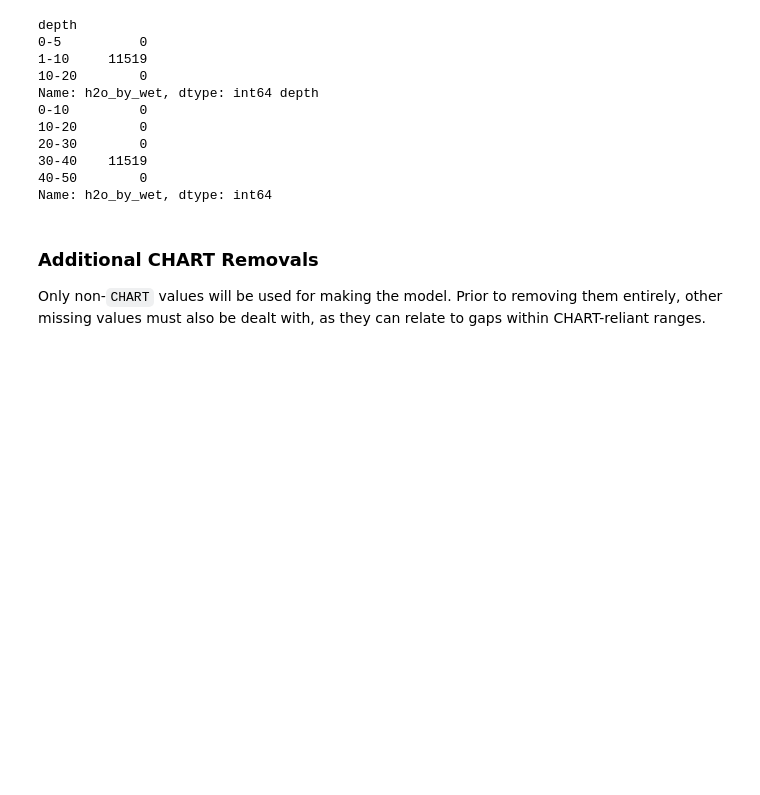
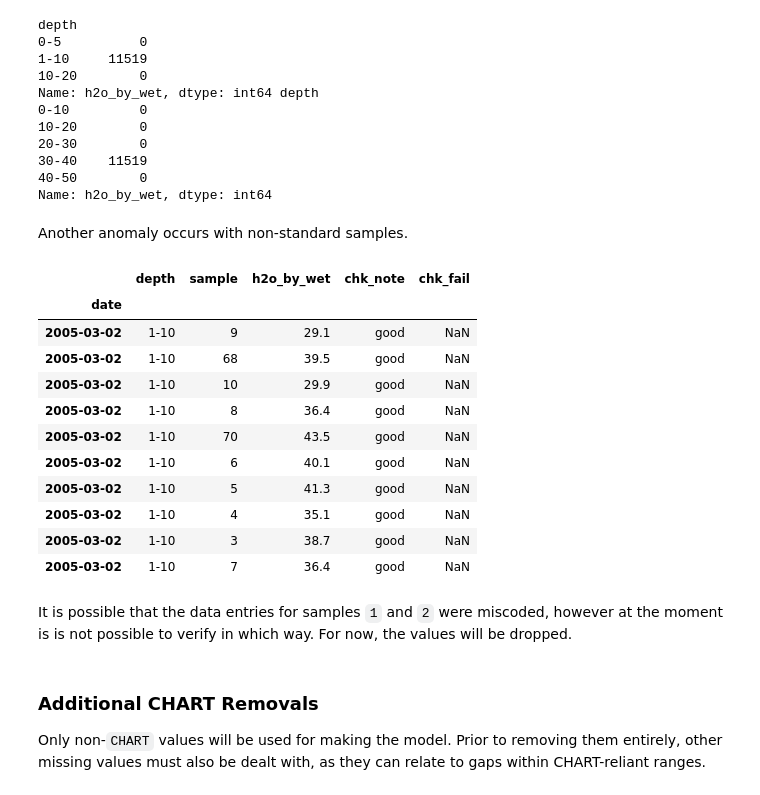
Before and after one commit to gmcginnis/info-698-capstone, a Jupyter notebook: 01_eda.ipynb, the cells around one changed output. Drawn from its saved outputs; the diff is of its cells as text; code cells hidden in the pictures; blank space fills up the shorter version.

```diff
--- a/01_eda.ipynb
+++ b/01_eda.ipynb
@@ -627,3 +627,31 @@ Name: h2o_by_wet, dtype: int64 depth
 30-40    11519
 40-50        0
 Name: h2o_by_wet, dtype: int64
+# %% [markdown]
+Another anomaly occurs with non-standard samples.
+# %%
+# united_soil[(united_soil['sample'] == 68) | (united_soil['sample'] == 70)]
+# united_soil.loc['2005-03-02 00:00:00']
+data_soil_sample_abnorm = data_soil_shallow[~data_soil_shallow['sample'].astype('int').isin(list(range(1, 10+1, 1)))]
+
+# print(data_soil_shallow[~data_soil_shallow['sample'].astype('int').isin(list(range(1, 10+1, 1)))])
+
+data_soil_shallow.loc[data_soil_sample_abnorm.index.unique()]
+# data_soil_shallow
+
+# data_soil_deep[~data_soil_deep['sample'].astype('int').isin(list(range(1, 10+1, 1)))]
+# %% [output]
+|  | depth | sample | h2o_by_wet | chk_note | chk_fail |
+| date |  |  |  |  |  |
+| 2005-03-02 | 1-10 | 9 | 29.1 | good | NaN |
+| 2005-03-02 | 1-10 | 68 | 39.5 | good | NaN |
+| 2005-03-02 | 1-10 | 10 | 29.9 | good | NaN |
+| 2005-03-02 | 1-10 | 8 | 36.4 | good | NaN |
+| 2005-03-02 | 1-10 | 70 | 43.5 | good | NaN |
+| 2005-03-02 | 1-10 | 6 | 40.1 | good | NaN |
+| 2005-03-02 | 1-10 | 5 | 41.3 | good | NaN |
+| 2005-03-02 | 1-10 | 4 | 35.1 | good | NaN |
+| 2005-03-02 | 1-10 | 3 | 38.7 | good | NaN |
+| 2005-03-02 | 1-10 | 7 | 36.4 | good | NaN |
+# %% [markdown]
+It is possible that the data entries for samples `1` and `2` were miscoded, however at the moment is is not possible to verify in which way. For now, the values will be dropped.
```
Also changed, not shown: parts of 5 cells of this notebook.
